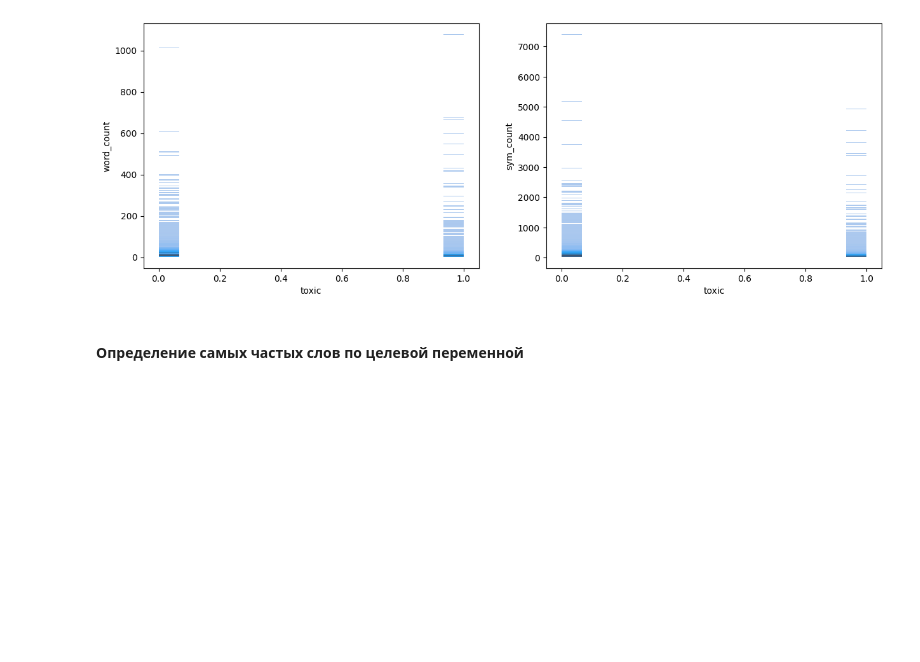
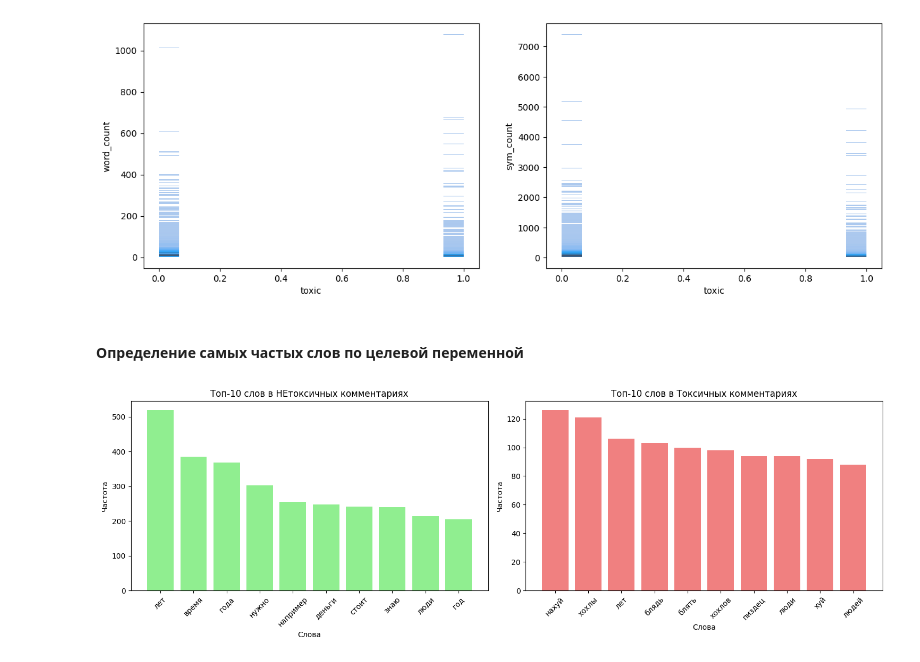
Before and after one commit to ilya-romanov-ig/russian-toxic-comments-classification, a Jupyter notebook: notebooks/01_eda.ipynb, the cells around one changed output. Drawn from its saved outputs; the diff is of its cells as text; code cells hidden in the pictures; blank space fills up the shorter version.

```diff
--- a/notebooks/01_eda.ipynb
+++ b/notebooks/01_eda.ipynb
@@ -62,9 +62,78 @@ sns.histplot(data=df, x='toxic', y='sym_count', ax=ax[1])
 # %% [markdown]
 #### Определение самых частых слов по целевой переменной
 # %%
-from sklearn.feature_extraction.text import CountVectorizer
+import nltk
+from nltk.corpus import stopwords
+from nltk.tokenize import word_tokenize
+from nltk.stem import WordNetLemmatizer
+import string
 
-vectorizer = CountVectorizer(
-    lowercase=True,
-    token_pattern=r''
-)
+lemmatizer = WordNetLemmatizer()
+stop_words = set(stopwords.words('russian'))
+stop_words = stop_words.union(set([
+    'это',
+    'очень',
+    'вообще',
+    'всё',
+    'ещё',
+    "просто",
+    "почему",
+    "которые",
+    "который",
+    "просто",
+    "это",
+    "пока",
+    "хотя",
+    "вроде",
+    "тебе",
+    "твой",
+    "чтото",
+    "такой",
+    "такие",
+    "такое",
+]))
+
+def preprocess_text(text):
+    text = text.lower()
+    text = text.translate(str.maketrans('', '', string.punctuation))
+    tokens = word_tokenize(text, language='russian')
+    cleaned_tokens = []
+    for t in tokens:
+        if t not in stop_words and t.isalpha() and len(t) > 2:
+            lemma = lemmatizer.lemmatize(t)
+            cleaned_tokens.append(lemma)
+    return cleaned_tokens
+
+non_toxic_tokens = []
+for t in df[df['toxic'] == 0.0]['comment']:
+    non_toxic_tokens.extend(preprocess_text(t))
+
+counter_non_toxic = Counter(non_toxic_tokens)
+top_non_toxic_words = [word for word, _ in counter_non_toxic.most_common(10)]
+top_non_toxic_counts = [count for _, count in counter_non_toxic.most_common(10)]
+
+toxic_tokens = []
+for t in df[df['toxic'] == 1.0]['comment']:
+    toxic_tokens.extend(preprocess_text(t))
+
+counter_toxic = Counter(toxic_tokens)
+top_toxic_words = [word for word, _ in counter_toxic.most_common(10)]
+top_toxic_counts = [count for _, count in counter_toxic.most_common(10)]
+
+fig, axes = plt.subplots(1, 2, figsize=(15, 5))
+axes[0].bar(top_non_toxic_words, top_non_toxic_counts, color='lightgreen')
+axes[0].set_title('Топ-10 слов в НЕтоксичных комментариях')
+axes[0].set_xlabel('Слова')
+axes[0].set_ylabel('Частота')
+axes[0].tick_params(axis='x', rotation=45)
+
+axes[1].bar(top_toxic_words, top_toxic_counts, color='lightcoral')
+axes[1].set_title('Топ-10 слов в Токсичных комментариях')
+axes[1].set_xlabel('Слова')
+axes[1].set_ylabel('Частота')
+axes[1].tick_params(axis='x', rotation=45)
+
+plt.tight_layout()
+plt.show()
+# %% [output]
+[figure, added]
```
Also changed, not shown: parts of 1 cell of this notebook, 9 other files.
